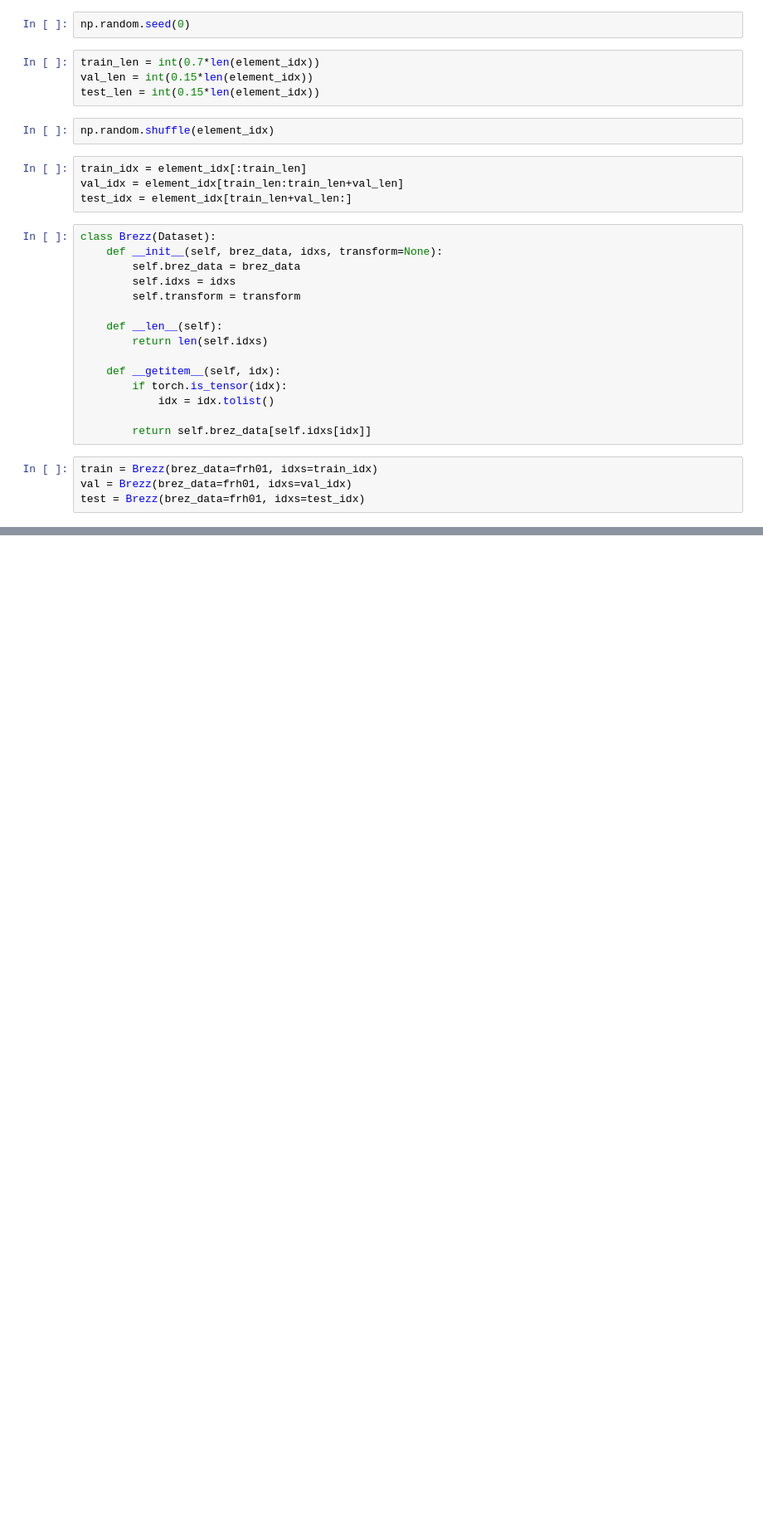
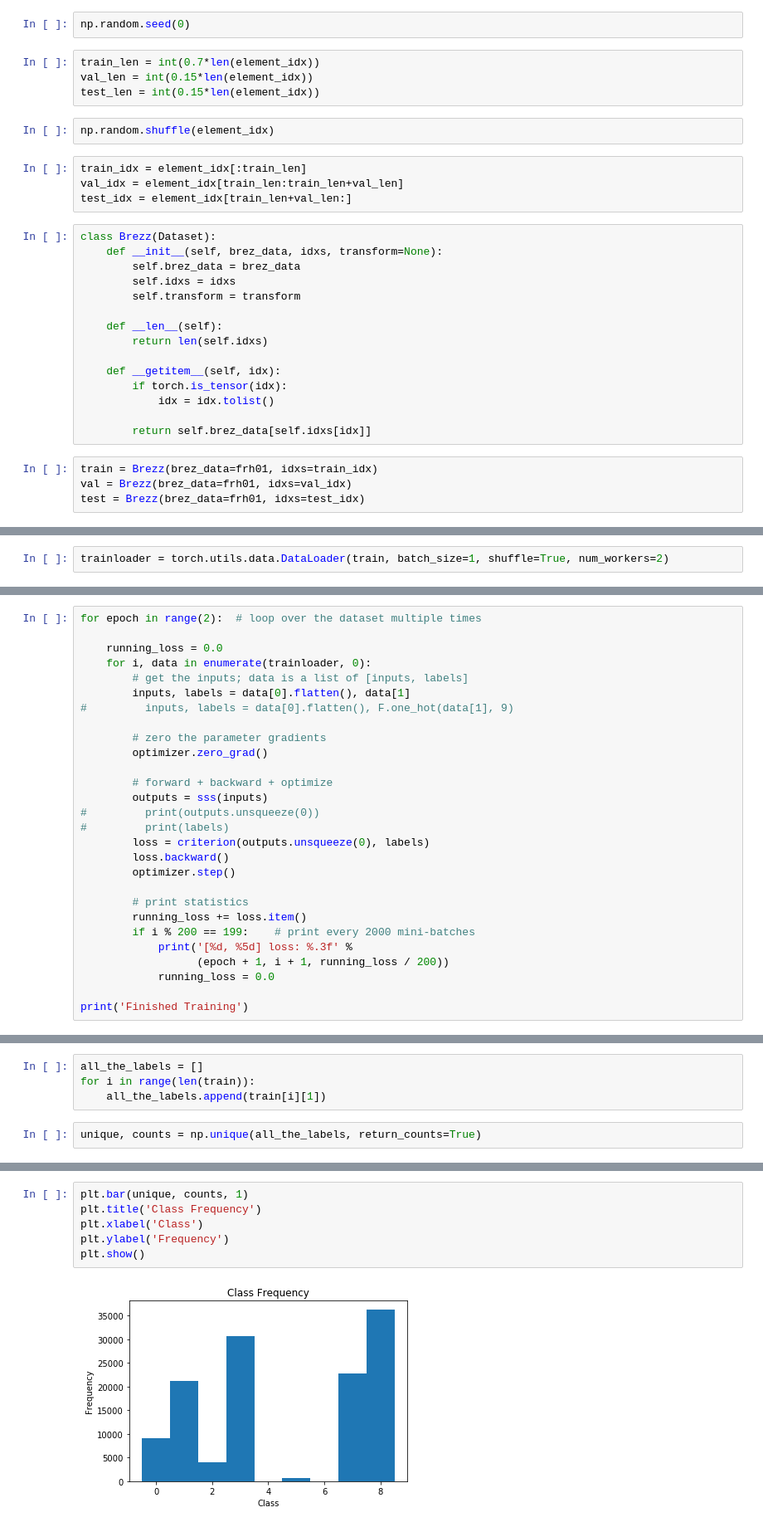
Before and after one commit to maja601/supsup, a Jupyter notebook: brezz.ipynb, the cells around one changed output, grey strips where cells are left out. Shown at 83% size. Cells and saved outputs as stored; diff of their text form; blank space fills up the shorter version.

```diff
--- a/brezz.ipynb
+++ b/brezz.ipynb
@@ -73,0 +101,2 @@ test = Brezz(brez_data=frh01, idxs=test_idx)
+# %%
+trainloader = torch.utils.data.DataLoader(train, batch_size=1, shuffle=True, num_workers=2)
@@ -73,0 +105,28 @@ test = Brezz(brez_data=frh01, idxs=test_idx)
+# %%
+for epoch in range(2):  # loop over the dataset multiple times
+
+    running_loss = 0.0
+    for i, data in enumerate(trainloader, 0):
+        # get the inputs; data is a list of [inputs, labels]
+        inputs, labels = data[0].flatten(), data[1]
+#         inputs, labels = data[0].flatten(), F.one_hot(data[1], 9)
+
+        # zero the parameter gradients
+        optimizer.zero_grad()
+
+        # forward + backward + optimize
+        outputs = sss(inputs)
+#         print(outputs.unsqueeze(0))
+#         print(labels)
+        loss = criterion(outputs.unsqueeze(0), labels)
+        loss.backward()
+        optimizer.step()
+
+        # print statistics
+        running_loss += loss.item()
+        if i % 200 == 199:    # print every 2000 mini-batches
+            print('[%d, %5d] loss: %.3f' %
+                  (epoch + 1, i + 1, running_loss / 200))
+            running_loss = 0.0
+
+print('Finished Training')
@@ -73,0 +167,6 @@ test = Brezz(brez_data=frh01, idxs=test_idx)
+# %%
+all_the_labels = []
+for i in range(len(train)):
+    all_the_labels.append(train[i][1])
+# %%
+unique, counts = np.unique(all_the_labels, return_counts=True)
@@ -73,0 +177,8 @@ test = Brezz(brez_data=frh01, idxs=test_idx)
+# %%
+plt.bar(unique, counts, 1)
+plt.title('Class Frequency')
+plt.xlabel('Class')
+plt.ylabel('Frequency')
+plt.show()
+# %% [output]
+[figure, added]
```
Also changed, not shown: parts of 32 cells of this notebook.
